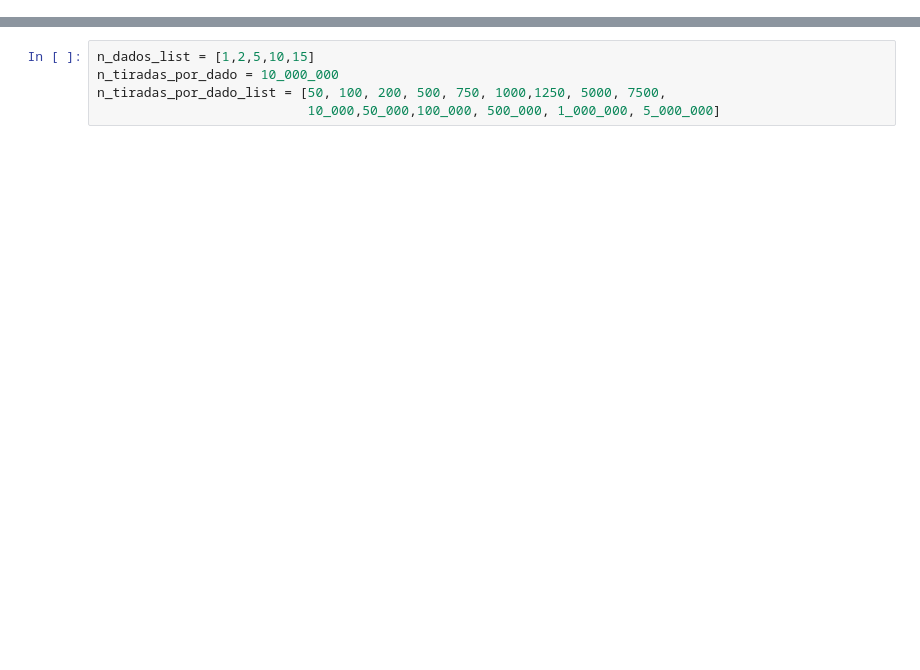
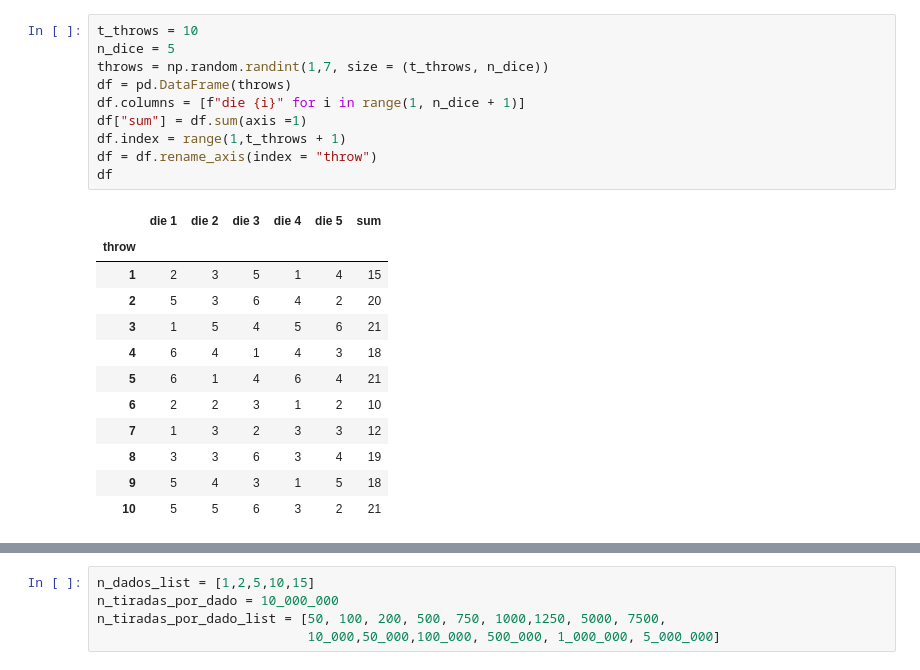
Before and after one commit to juanluisrto/central-limit-theorem-with-dice, a Jupyter notebook: dados.ipynb, the cells around one changed output, grey strips where cells are left out. Drawn from its saved outputs; the diff is of its cells as text; blank space fills up the shorter version.

```diff
--- a/dados.ipynb
+++ b/dados.ipynb
@@ -26,0 +127,23 @@ def elementos_no_presentes(suma_dados, n_dados):
+# %%
+t_throws = 10
+n_dice = 5
+throws = np.random.randint(1,7, size = (t_throws, n_dice))
+df = pd.DataFrame(throws)
+df.columns = [f"die {i}" for i in range(1, n_dice + 1)]
+df["sum"] = df.sum(axis =1)
+df.index = range(1,t_throws + 1)
+df = df.rename_axis(index = "throw")
+df
+# %% [output]
+|  | die 1 | die 2 | die 3 | die 4 | die 5 | sum |
+| throw |  |  |  |  |  |  |
+| 1 | 2 | 3 | 5 | 1 | 4 | 15 |
+| 2 | 5 | 3 | 6 | 4 | 2 | 20 |
+| 3 | 1 | 5 | 4 | 5 | 6 | 21 |
+| 4 | 6 | 4 | 1 | 4 | 3 | 18 |
+| 5 | 6 | 1 | 4 | 6 | 4 | 21 |
+| 6 | 2 | 2 | 3 | 1 | 2 | 10 |
+| 7 | 1 | 3 | 2 | 3 | 3 | 12 |
+| 8 | 3 | 3 | 6 | 3 | 4 | 19 |
+| 9 | 5 | 4 | 3 | 1 | 5 | 18 |
+| 10 | 5 | 5 | 6 | 3 | 2 | 21 |
```
Also changed, not shown: parts of 28 cells of this notebook, 42 other files.
